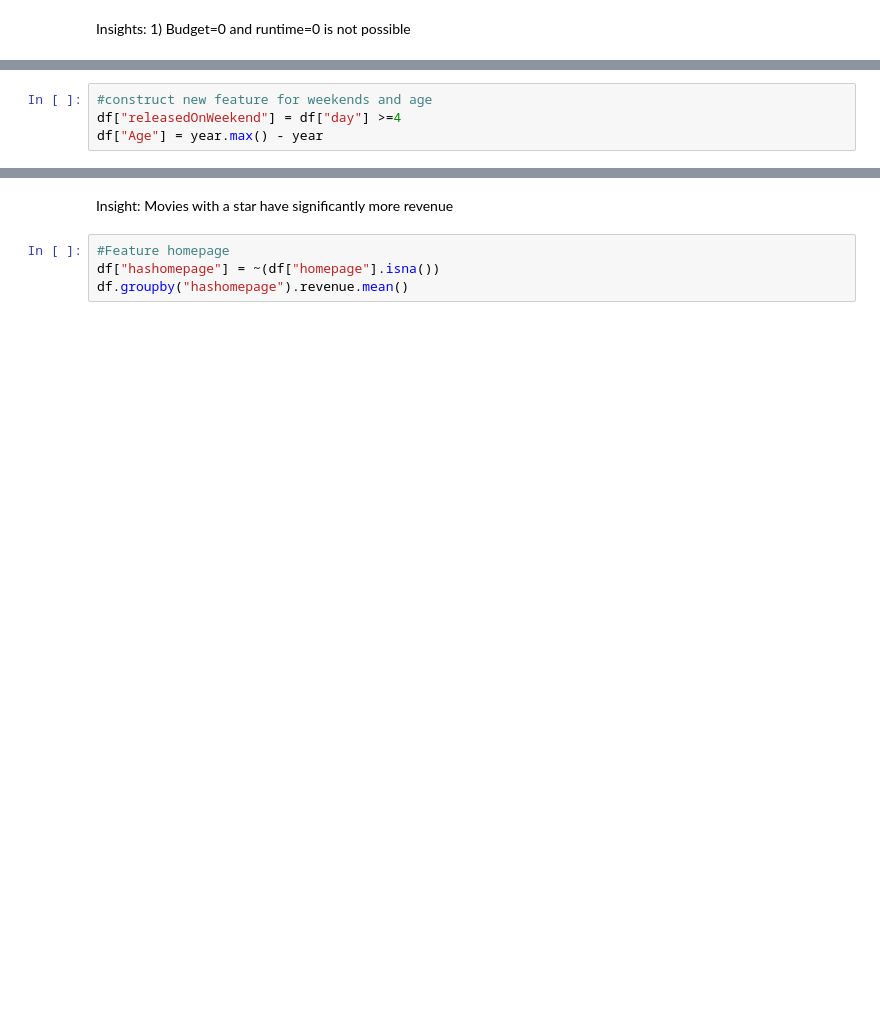
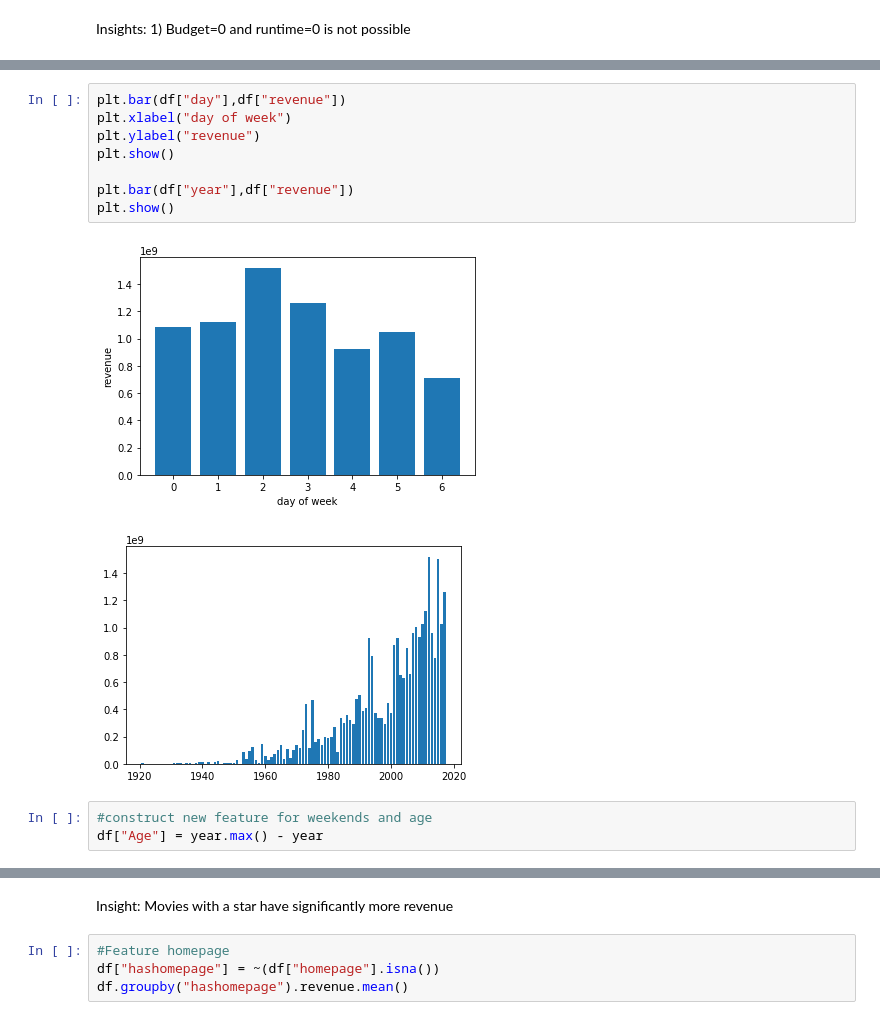
Before and after one commit to Cruzzor/BoxOffice, a Jupyter notebook: Flo_model_movies.ipynb, the cells around one changed output, grey strips where cells are left out. Cells and saved outputs as stored; diff of their text form; blank space fills up the shorter version.

```diff
--- a/Flo_model_movies.ipynb
+++ b/Flo_model_movies.ipynb
@@ -72,4 +145,14 @@ Insight: Revenue on movies releases Friday to Saturday is lower
+# %%
+plt.bar(df["day"],df["revenue"])
+plt.xlabel("day of week")
+plt.ylabel("revenue")
+plt.show()
+
+plt.bar(df["year"],df["revenue"])
+plt.show()
+# %% [output]
+[figure, added]
+[figure, added]
 # %%
 #construct new feature for weekends and age
-df["releasedOnWeekend"] = df["day"] >=4
 df["Age"] = year.max() - year
```
Also changed, not shown: parts of 32 cells of this notebook.
